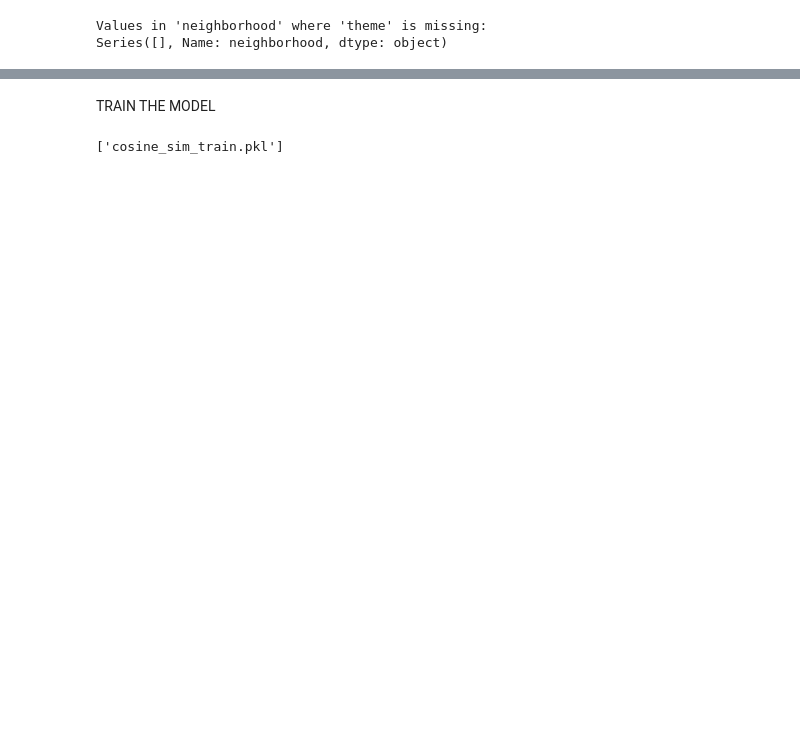
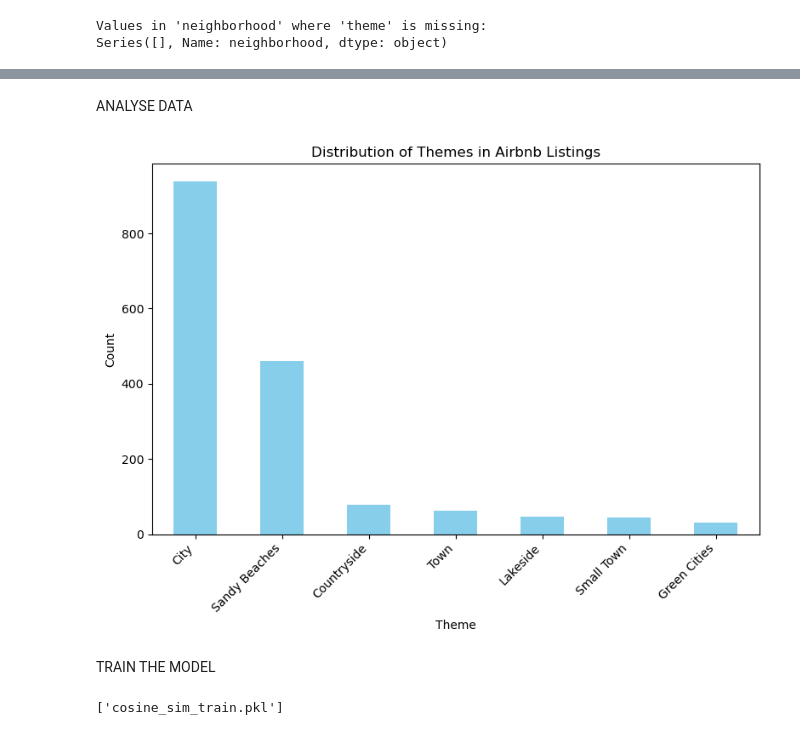
Before and after one commit to marshvin/Liftloft, a Jupyter notebook: liftloft.ipynb, the cells around one changed output, grey strips where cells are left out. Cells and saved outputs as stored; diff of their text form; code cells hidden in the pictures; blank space fills up the shorter version.

```diff
--- a/liftloft.ipynb
+++ b/liftloft.ipynb
@@ -241,3 +241,23 @@ airbnb_df.head(5)
+# %% [markdown]
+ANALYSE DATA
+# %%
+
+import matplotlib.pyplot as plt
+
+# Group the data by theme and count the occurrences of each theme
+theme_counts = airbnb_df['theme'].value_counts()
+
+# Plotting
+plt.figure(figsize=(8, 6))
+theme_counts.plot(kind='bar', color='skyblue')
+plt.title('Distribution of Themes in Airbnb Listings')
+plt.xlabel('Theme')
+plt.ylabel('Count')
+plt.xticks(rotation=45, ha='right')  # Rotate x-axis labels for better readability
+plt.tight_layout()  # Adjust layout to prevent clipping of labels
+plt.show()
+# %% [output]
+[figure, added]
 # %% [markdown]
 TRAIN THE MODEL
 # %%
```
Also changed, not shown: parts of 14 cells of this notebook, 3 other files.
